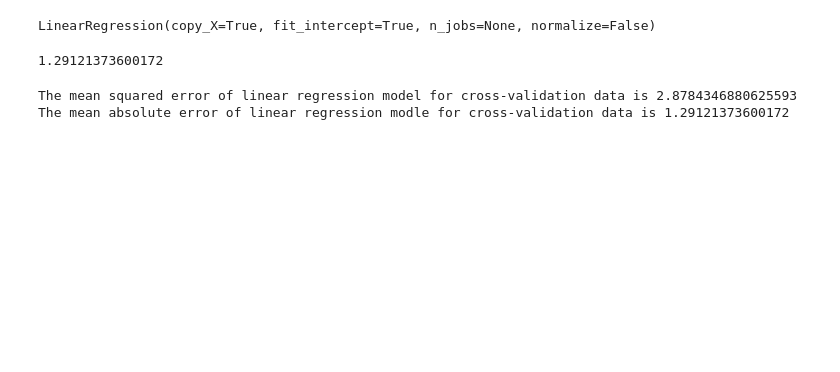
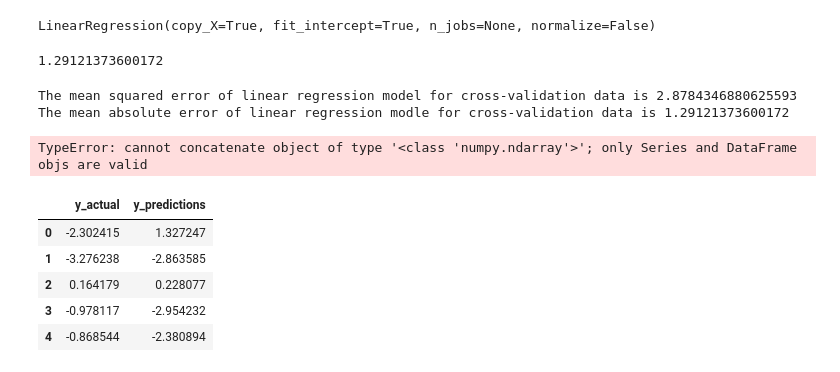
Before and after one commit to suhasmaddali/Predicting-Readability-of-Texts-Using-Machine-Learning, a Jupyter notebook: Readability Challenge Python Notebook-10-7.ipynb, the cells around one changed output. Drawn from its saved outputs; the diff is of its cells as text; code cells hidden in the pictures; blank space fills up the shorter version.

```diff
--- a/Readability Challenge Python Notebook-10-7.ipynb
+++ b/Readability Challenge Python Notebook-10-7.ipynb
@@ -1066,3 +1120,7 @@ print("The mean absolute error of linear regression modle for cross-validation d
 # %% [output]
 The mean squared error of linear regression model for cross-validation data is 2.8784346880625593
 The mean absolute error of linear regression modle for cross-validation data is 1.29121373600172
+# %%
+pd.concat((y_cv, y_cv_predictions), axis = 1)
+# %% [output]
+TypeError: cannot concatenate object of type '<class 'numpy.ndarray'>'; only Series and DataFrame objs are valid
@@ -1068,0 +1132,9 @@ The mean absolute error of linear regression modle for cross-validation data is
+# %%
+final_dataframe.head()
+# %% [output]
+|  | y_actual | y_predictions |
+| 0 | -2.302415 | 1.327247 |
+| 1 | -3.276238 | -2.863585 |
+| 2 | 0.164179 | 0.228077 |
+| 3 | -0.978117 | -2.954232 |
+| 4 | -0.868544 | -2.380894 |
```
Also changed, not shown: parts of 11 cells of this notebook.
